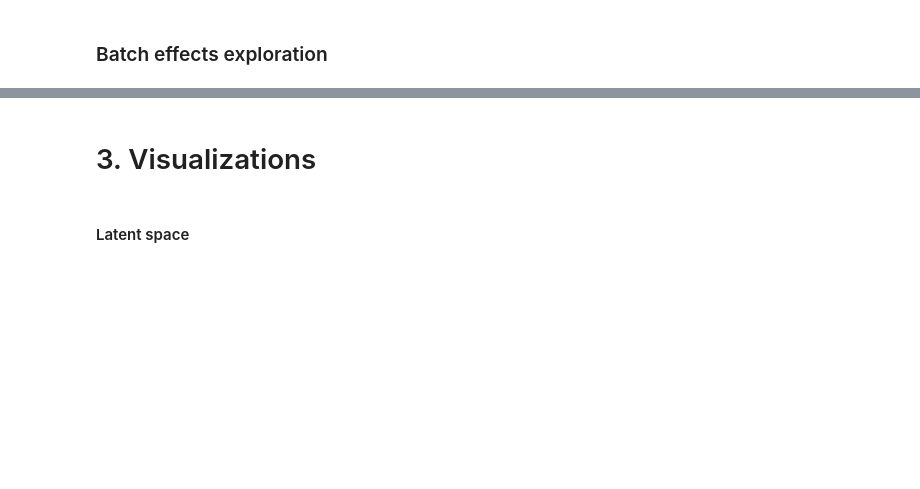
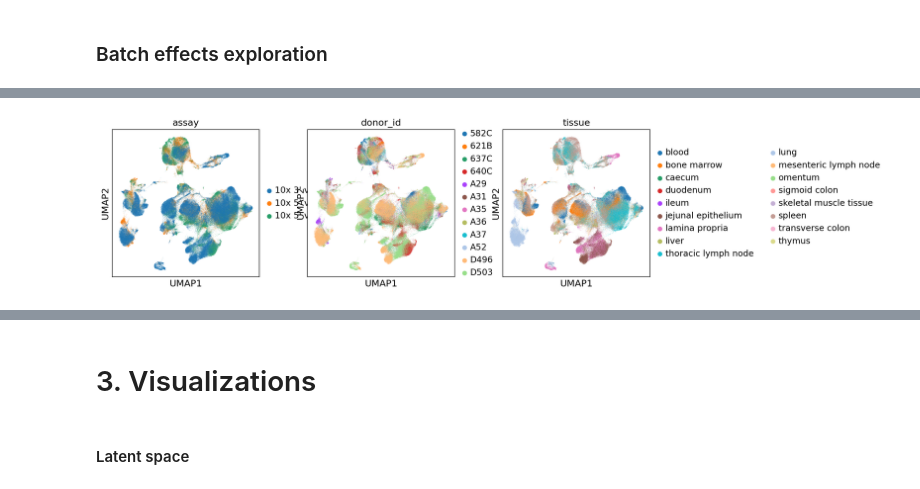
Before and after one commit to owkin/deepdeconv-fork, a Jupyter notebook: notebooks/mixupvi_signature_cti.ipynb, the cells around one changed output, grey strips where cells are left out. Cells and saved outputs as stored; diff of their text form; code cells hidden in the pictures; blank space fills up the shorter version.

```diff
--- a/notebooks/mixupvi_signature_cti.ipynb
+++ b/notebooks/mixupvi_signature_cti.ipynb
@@ -178,4 +250,6 @@ sc.pl.umap(adata,
 # %%
 sc.pl.umap(adata,
-          color=["donor_id", "cell_type"]
+          color=["assay", "donor_id", "tissue"]
           )
+# %% [output]
+[figure, added]
```
Also changed, not shown: parts of 22 cells of this notebook, 3 other files.
